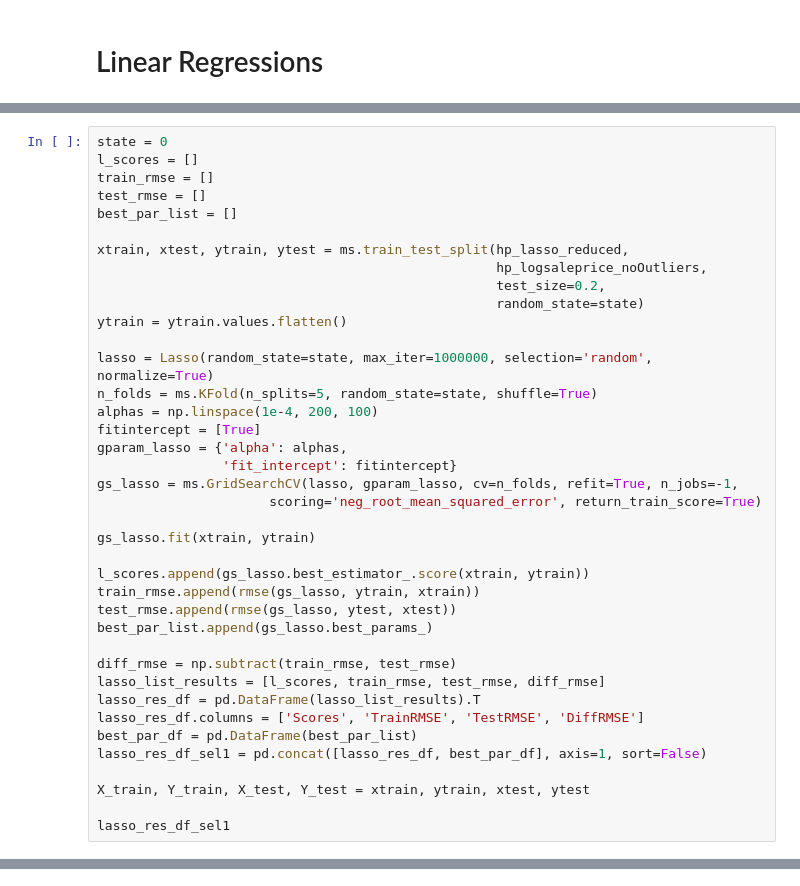
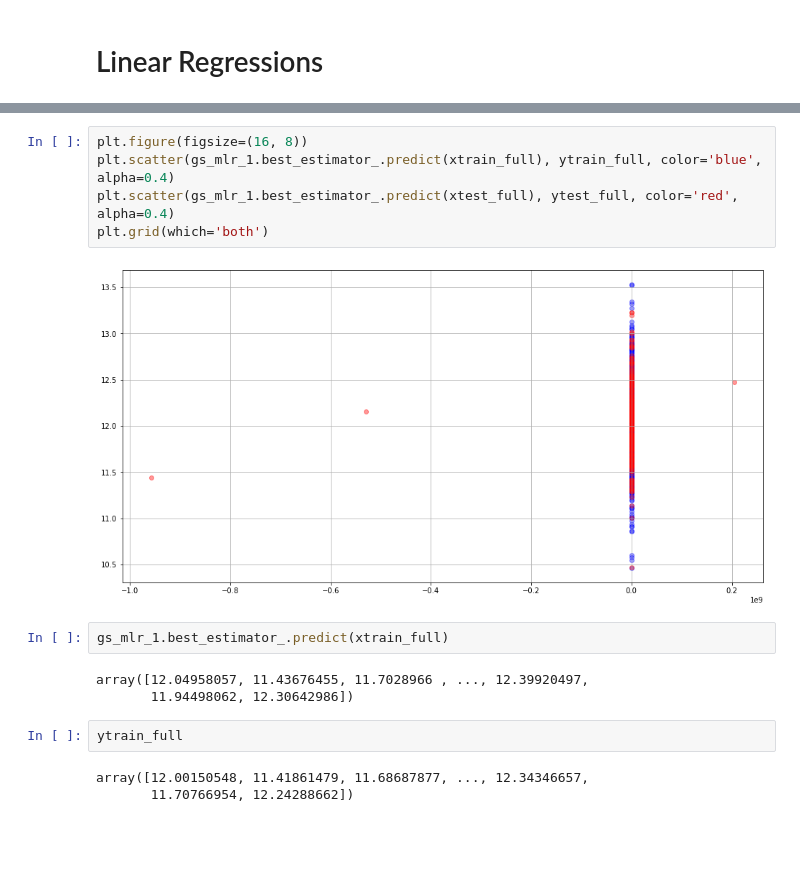
Before and after one commit to tdchoi7/ML_Project_Self, a Jupyter notebook: ML_HousingPrice_ModelTraining_LinearRegressions.ipynb, the cells around one changed output, grey strips where cells are left out. Drawn from its saved outputs; the diff is of its cells as text; blank space fills up the shorter version.

Commit message:
Update ML_HousingPrice_ModelTraining_LinearRegressions.ipynb
Completed MLR

```diff
--- a/ML_HousingPrice_ModelTraining_LinearRegressions.ipynb
+++ b/ML_HousingPrice_ModelTraining_LinearRegressions.ipynb
@@ -715,39 +2,0 @@ dtype: float64
-# %%
-state = 0
-l_scores = []
-train_rmse = []
-test_rmse = []
-best_par_list = []
-
-xtrain, xtest, ytrain, ytest = ms.train_test_split(hp_lasso_reduced,
-                                                   hp_logsaleprice_noOutliers,
-                                                   test_size=0.2,
-                                                   random_state=state)
-ytrain = ytrain.values.flatten()
-
-lasso = Lasso(random_state=state, max_iter=1000000, selection='random', normalize=True)
-n_folds = ms.KFold(n_splits=5, random_state=state, shuffle=True)
-alphas = np.linspace(1e-4, 200, 100)
-fitintercept = [True]
-gparam_lasso = {'alpha': alphas,
-                'fit_intercept': fitintercept}
-gs_lasso = ms.GridSearchCV(lasso, gparam_lasso, cv=n_folds, refit=True, n_jobs=-1,
-                      scoring='neg_root_mean_squared_error', return_train_score=True)
-
-gs_lasso.fit(xtrain, ytrain)
-
-l_scores.append(gs_lasso.best_estimator_.score(xtrain, ytrain))
-train_rmse.append(rmse(gs_lasso, ytrain, xtrain))
-test_rmse.append(rmse(gs_lasso, ytest, xtest))
-best_par_list.append(gs_lasso.best_params_)
-
-diff_rmse = np.subtract(train_rmse, test_rmse)
-lasso_list_results = [l_scores, train_rmse, test_rmse, diff_rmse]
-lasso_res_df = pd.DataFrame(lasso_list_results).T
-lasso_res_df.columns = ['Scores', 'TrainRMSE', 'TestRMSE', 'DiffRMSE']
-best_par_df = pd.DataFrame(best_par_list)
-lasso_res_df_sel1 = pd.concat([lasso_res_df, best_par_df], axis=1, sort=False)
-
-X_train, Y_train, X_test, Y_test = xtrain, ytrain, xtest, ytest
-
-lasso_res_df_sel1
@@ -796,0 +125,17 @@ AttributeError: 'Lasso' object has no attribute 'best_es'
+# %%
+plt.figure(figsize=(16, 8))
+plt.scatter(gs_mlr_1.best_estimator_.predict(xtrain_full), ytrain_full, color='blue', alpha=0.4)
+plt.scatter(gs_mlr_1.best_estimator_.predict(xtest_full), ytest_full, color='red', alpha=0.4)
+plt.grid(which='both')
+# %% [output]
+[figure, added]
+# %%
+gs_mlr_1.best_estimator_.predict(xtrain_full)
+# %% [output]
+array([12.04958057, 11.43676455, 11.7028966 , ..., 12.39920497,
+       11.94498062, 12.30642986])
+# %%
+ytrain_full
+# %% [output]
+array([12.00150548, 11.41861479, 11.68687877, ..., 12.34346657,
+       11.70766954, 12.24288662])
```
Also changed, not shown: parts of 102 cells of this notebook.
